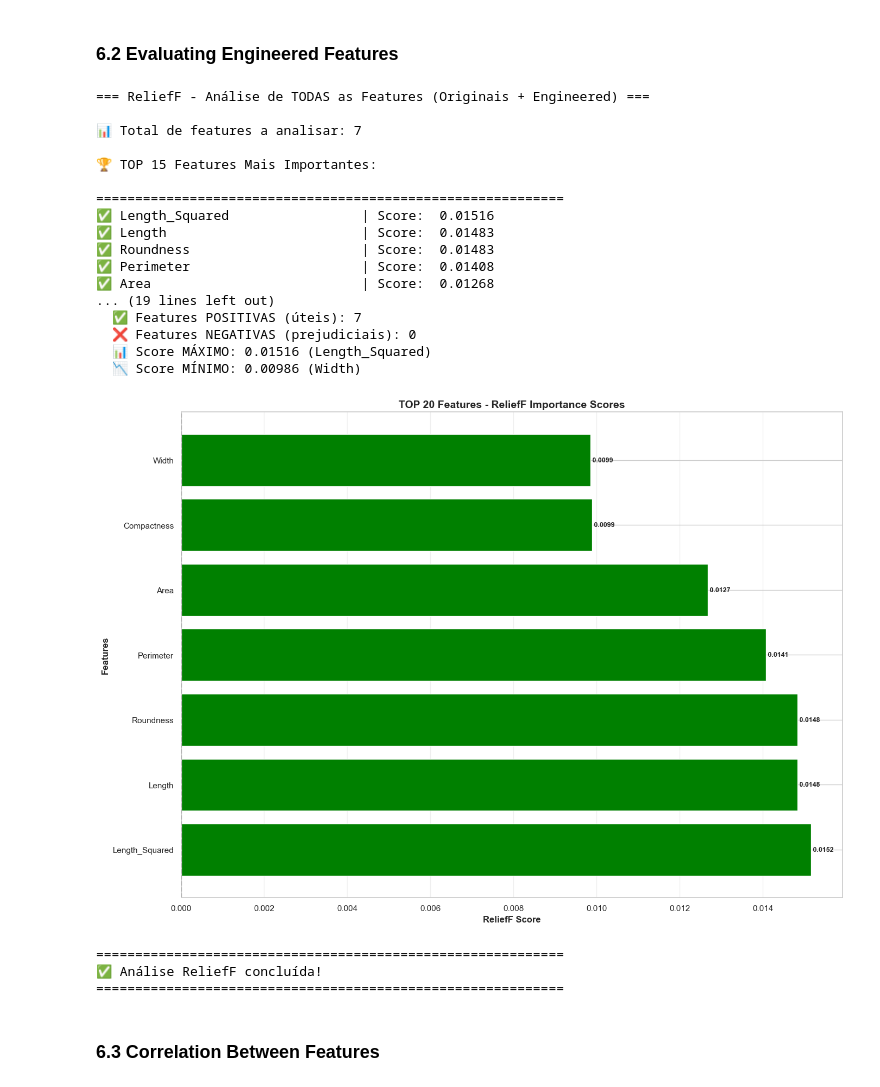
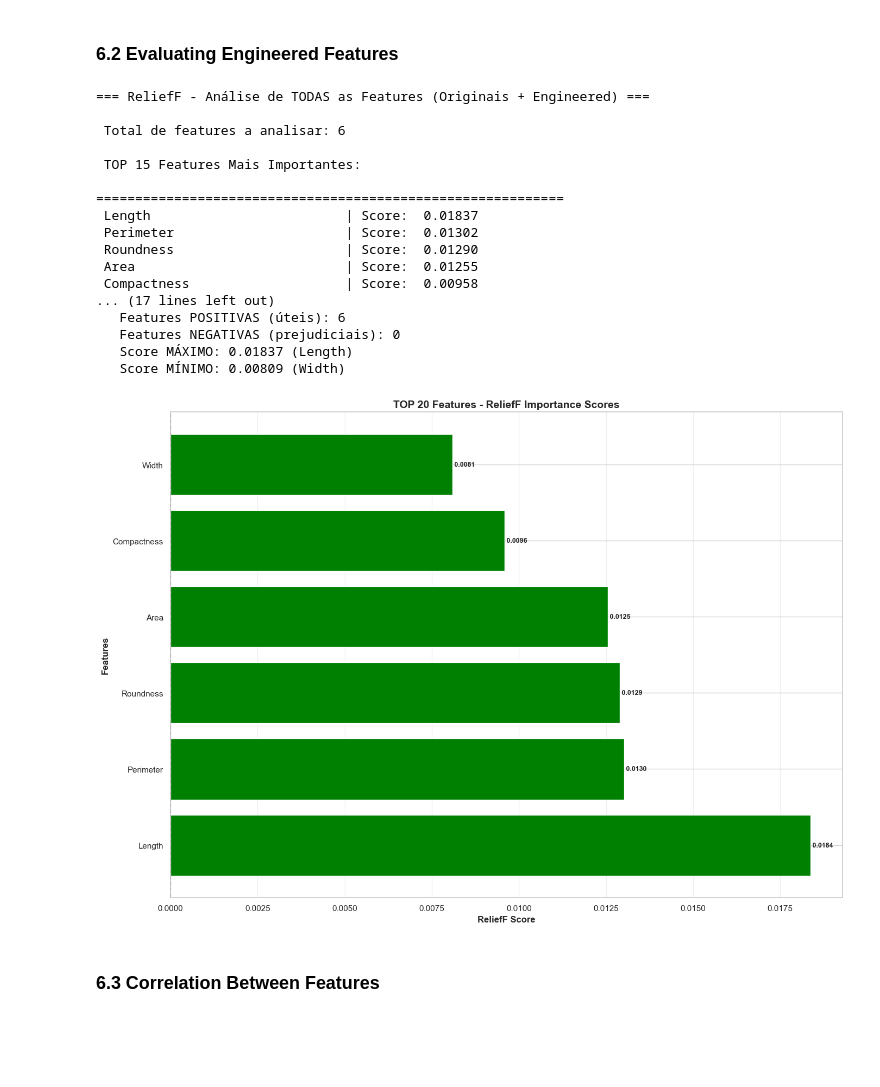
Before and after one commit to tomasgferreira06/ML_Challenge1, a Jupyter notebook: proj.ipynb, the cells around one changed output. Saved outputs shown, nothing was run; the diff lists cells and outputs as text; code cells hidden in the pictures; blank space fills up the shorter version.

```diff
--- a/proj.ipynb
+++ b/proj.ipynb
@@ -560,7 +493,7 @@ all_numeric_features = df_engineered.select_dtypes(include=['number']).columns.t
 if 'Target' in all_numeric_features:
     all_numeric_features.remove('Target')
 
-print(f"📊 Total de features a analisar: {len(all_numeric_features)}\n")
+print(f" Total de features a analisar: {len(all_numeric_features)}\n")
 
 # Preparar dados
 X_all = df_engineered[all_numeric_features].values
@@ -577,76 +510,67 @@ importance_df = pd.DataFrame({
 }).sort_values('ReliefF Score', ascending=False)
 
 # Mostrar TOP 15 features
-print("🏆 TOP 15 Features Mais Importantes:\n")
+print(" TOP 15 Features Mais Importantes:\n")
 print("="*60)
 for i, row in importance_df.head(15).iterrows():
-    emoji = "✅" if row['ReliefF Score'] > 0 else "❌"
-    print(f"{emoji} {row['Feature']:30s} | Score: {row['ReliefF Score']:8.5f}")
+    print(f" {row['Feature']:30s} | Score: {row['ReliefF Score']:8.5f}")
 print("="*60)
 
 # Mostrar TODAS as features com scores
-print("\n\n📋 TODAS as Features com Scores (ordenadas por importância):\n")
+print("\n\nTODAS as Features com Scores (ordenadas por importância):\n")
 print("="*60)
 for i, row in importance_df.iterrows():
-    emoji = "✅" if row['ReliefF Score'] > 0 else "❌"
-    print(f"{emoji} {row['Feature']:30s} | Score: {row['ReliefF Score']:8.5f}")
+    print(f" {row['Feature']:30s} | Score: {row['ReliefF Score']:8.5f}")
 print("="*60)
 
 # Estatísticas
 positive_features = importance_df[importance_df['ReliefF Score'] > 0]
 negative_features = importance_df[importance_df['ReliefF Score'] <= 0]
 
-print(f"\n\n📈 Estatísticas:")
-print(f"  ✅ Features POSITIVAS (úteis): {len(positive_features)}")
-print(f"  ❌ Features NEGATIVAS (prejudiciais): {len(negative_features)}")
-print(f"  📊 Score MÁXIMO: {importance_df['ReliefF Score'].max():.5f} ({importance_df.iloc[0]['Feature']})")
-print(f"  📉 Score MÍNIMO: {importance_df['ReliefF Score'].min():.5f} ({importance_df.iloc[-1]['Feature']})")
+print(f"\n\n Estatísticas:")
+print(f"   Features POSITIVAS (úteis): {len(positive_features)}")
+print(f"   Features NEGATIVAS (prejudiciais): {len(negative_features)}")
+print(f"   Score MÁXIMO: {importance_df['ReliefF Score'].max():.5f} ({importance_df.iloc[0]['Feature']})")
+print(f"   Score MÍNIMO: {importance_df['ReliefF Score'].min():.5f} ({importance_df.iloc[-1]['Feature']})")
 
 # Visualização - TOP 20
 plt.figure(figsize=(14, 10))
 top_20 = importance_df.head(20)
 colors = ['green' if score > 0 else 'red' for score in top_20['ReliefF Score']]
 bars = plt.barh(range(len(top_20)), top_20['ReliefF Score'], color=colors)
 plt.yticks(range(len(top_20)), top_20['Feature'])
 plt.xlabel('ReliefF Score', fontsize=12, fontweight='bold')
 plt.ylabel('Features', fontsize=12, fontweight='bold')
 plt.title('TOP 20 Features - ReliefF Importance Scores', fontsize=14, fontweight='bold')
 plt.axvline(x=0, color='black', linestyle='--', linewidth=1.5)
 plt.grid(axis='x', alpha=0.3)
 
 # Adicionar valores nas barras
 for i, (idx, row) in enumerate(top_20.iterrows()):
     score = row['ReliefF Score']
     plt.text(score, i, f' {score:.4f}', va='center', fontsize=9, fontweight='bold')
 
 plt.tight_layout()
 plt.show()
-
-print("\n" + "="*60)
-print("✅ Análise ReliefF concluída!")
-print("="*60)
 # %% [output]
 === ReliefF - Análise de TODAS as Features (Originais + Engineered) ===
 
-📊 Total de features a analisar: 7
+ Total de features a analisar: 6
 
-🏆 TOP 15 Features Mais Importantes:
+ TOP 15 Features Mais Importantes:
 
 ============================================================
-✅ Length_Squared                 | Score:  0.01516
-✅ Length                         | Score:  0.01483
-✅ Roundness                      | Score:  0.01483
-✅ Perimeter                      | Score:  0.01408
-✅ Area                           | Score:  0.01268
-... (19 lines left out)
-  ✅ Features POSITIVAS (úteis): 7
-  ❌ Features NEGATIVAS (prejudiciais): 0
-  📊 Score MÁXIMO: 0.01516 (Length_Squared)
-  📉 Score MÍNIMO: 0.00986 (Width)
+ Length                         | Score:  0.01837
+ Perimeter                      | Score:  0.01302
+ Roundness                      | Score:  0.01290
+ Area                           | Score:  0.01255
+ Compactness                    | Score:  0.00958
+... (17 lines left out)
+   Features POSITIVAS (úteis): 6
+   Features NEGATIVAS (prejudiciais): 0
+   Score MÁXIMO: 0.01837 (Length)
+   Score MÍNIMO: 0.00809 (Width)
-[figure, old version]
+[figure, new version]
-============================================================
-✅ Análise ReliefF concluída!
-============================================================
 # %% [markdown]
 ### 6.3 Correlation Between Features
 # %%
```
Also changed, not shown: parts of 8 cells of this notebook, 1 other file.
